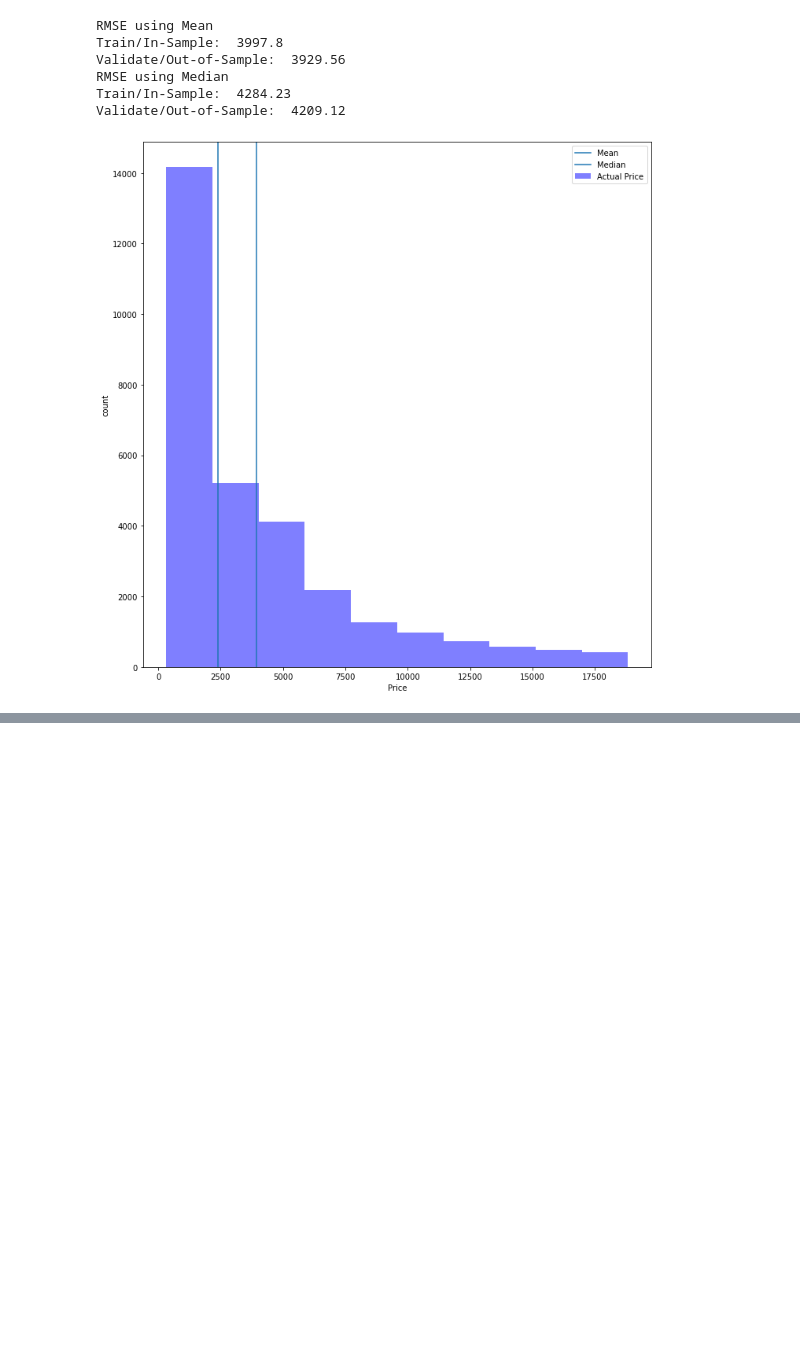
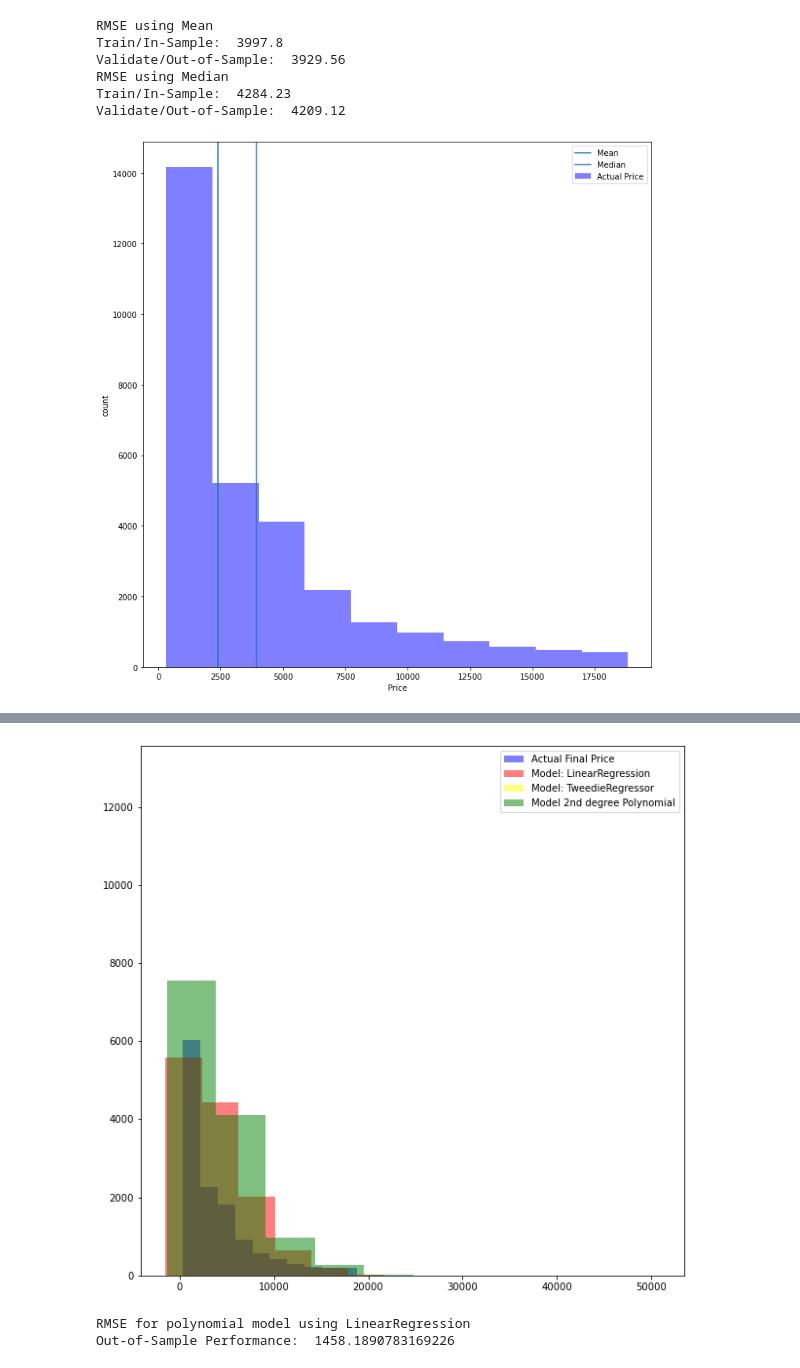
Before and after one commit to parkervoit/regression-exercises, a Jupyter notebook: modeling.ipynb, the cells around one changed output, grey strips where cells are left out. Drawn from its saved outputs; the diff is of its cells as text; code cells hidden in the pictures; blank space fills up the shorter version.

```diff
--- a/modeling.ipynb
+++ b/modeling.ipynb
@@ -391,0 +401,2 @@ evaluate.better_than_baseline(y_validate['price'], y_validate['pred_lm2'])
+# %%
+diamonds_df = diamonds_df.rename(columns = {'x' : 'length', 'y' : 'width', 'z' : 'height'})
@@ -391,0 +421,3 @@ evaluate.better_than_baseline(y_validate['price'], y_validate['pred_lm2'])
+# %%
+y_train = pd.DataFrame(y_train)
+y_validate = pd.DataFrame(y_validate)
@@ -391,0 +554,19 @@ evaluate.better_than_baseline(y_validate['price'], y_validate['pred_lm2'])
+# %%
+# plot to visualize actual vs predicted.
+plt.figure(figsize=(10,10))
+plt.hist(y_validate.price, color='blue', alpha=.5, label="Actual Final Price")
+plt.hist(y_validate.pred_lm, color='red', alpha=.5, label="Model: LinearRegression")
+plt.hist(y_validate.pred_glm, color='yellow', alpha=.5, label="Model: TweedieRegressor")
+plt.hist(y_validate.pred_lm2, color='green', alpha=.5, label="Model 2nd degree Polynomial")
+plt.legend()
+plt.show()
+# %% [output]
+[figure, added]
+# %%
+y_test = pd.DataFrame(y_test)
+y_test['pred_lm2'] = lm2.predict(X_test_degree2)
+rmse_test = mean_squared_error(y_test.price, y_test.pred_lm2)**(1/2)
+print("RMSE for polynomial model using LinearRegression\nOut-of-Sample Performance: ", rmse_test)
+# %% [output]
+RMSE for polynomial model using LinearRegression
+Out-of-Sample Performance:  1458.1890783169226
```
Also changed, not shown: parts of 33 cells of this notebook, 1 other file.
